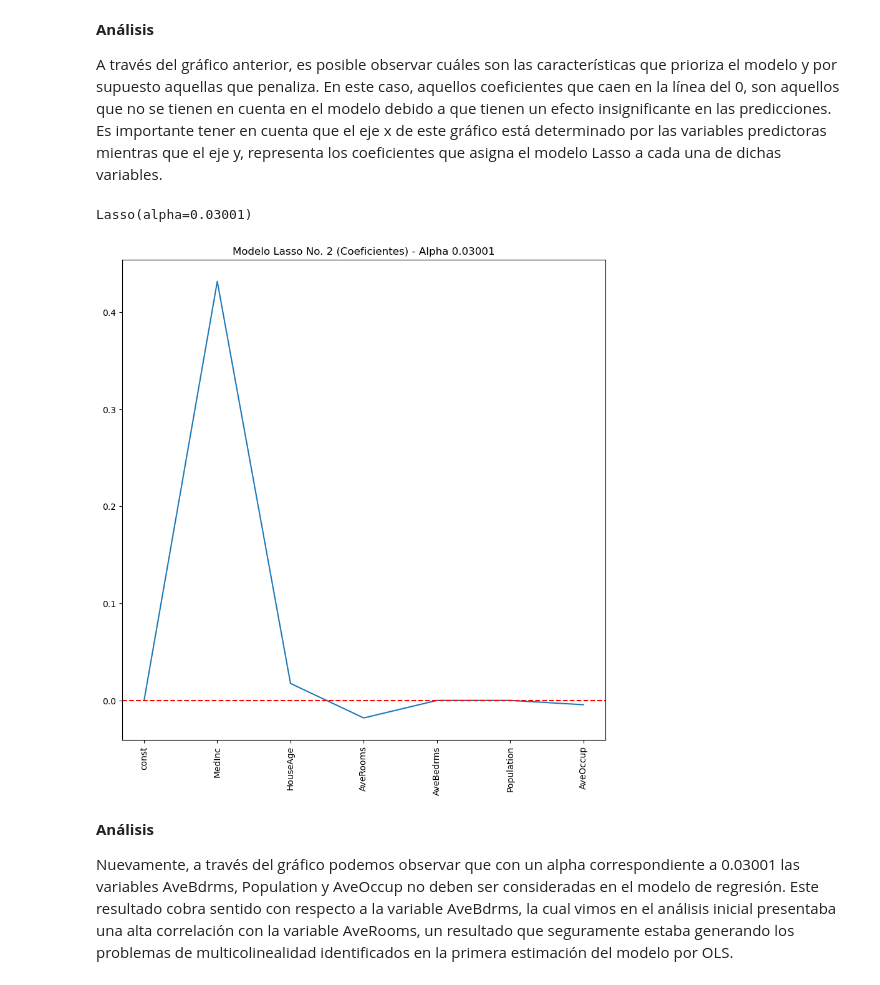
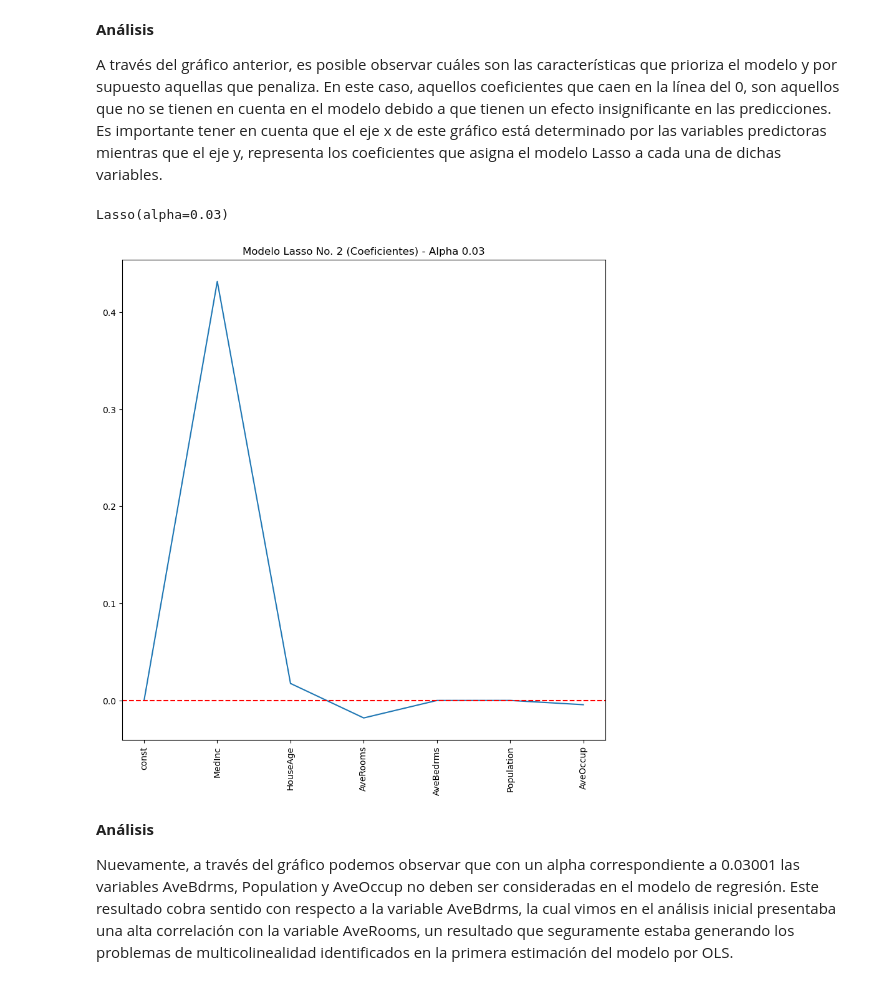
Before and after one commit to Daniel1martinez2/mcd-analisis-cuantitativo-evaluacion-1, a Jupyter notebook: punto3.ipynb, the cells around one changed output. Saved outputs shown, nothing was run; the diff lists cells and outputs as text; code cells hidden in the pictures.

```diff
--- a/punto3.ipynb
+++ b/punto3.ipynb
@@ -387,7 +420,7 @@ threshold = 0.01
 Definimos la secuencia en la cual se va a iterar sobre alpha. Este valor
 determina el grado de penalización que realizará la regresión LASSO'''
 
-alphas = np.arange(0.00001, 0.05, 0.01) #Valor inicial, valor final y tamaño del intervalo
+alphas = np.arange(0.01, 0.05, 0.01) #Valor inicial, valor final y tamaño del intervalo
 
 '''Tercero:
 
@@ -449,7 +482,7 @@ Dado lo anterior, observamos que con un alpha de 0.03001 el modelo penaliza la v
 # %%
-# Modelo Lasso - Alpha 0.00001
+# Modelo Lasso - Alpha 0.01
 
-lasso_uno = Lasso(alpha=0.00001)
+lasso_uno = Lasso(alpha=0.01)
 
 lasso_uno.fit(X,y)
 # %% [output]
@@ -470,24 +503,24 @@ plt.show()
 
 A través del gráfico anterior, es posible observar cuáles son las características que prioriza el modelo y por supuesto aquellas que penaliza. En este caso, aquellos coeficientes que caen en la línea del 0, son aquellos que no se tienen en cuenta en el modelo debido a que tienen un efecto insignificante en las predicciones. Es importante tener en cuenta que el eje x de este gráfico está determinado por las variables predictoras mientras que el eje y, representa los coeficientes que asigna el modelo Lasso a cada una de dichas variables.
 # %%
-# Modelo Lasso - Alpha 0.03001
+# Modelo Lasso - Alpha 0.03
 
-lasso_dos = Lasso(alpha=0.03001)
+lasso_dos = Lasso(alpha=0.03)
 
 lasso_dos.fit(X,y)
 # %% [output]
-Lasso(alpha=0.03001)
+Lasso(alpha=0.03)
 # %%
 #Gráficamente
 
 plt.figure(figsize=(10, 10))
 plt.plot(X.columns, lasso_dos.coef_)
 plt.axhline(y=0, color='red', linestyle='--') #Se plantea una línea roja en 0
 plt.xticks(rotation=90)
-plt.title("Modelo Lasso No. 2 (Coeficientes) - Alpha 0.03001")
+plt.title("Modelo Lasso No. 2 (Coeficientes) - Alpha 0.03")
 plt.show()
 # %% [output]
-[figure, old version]
+[figure, new version]
 # %% [markdown]
 **Análisis**
 
```
Also changed, not shown: parts of 16 cells of this notebook.
